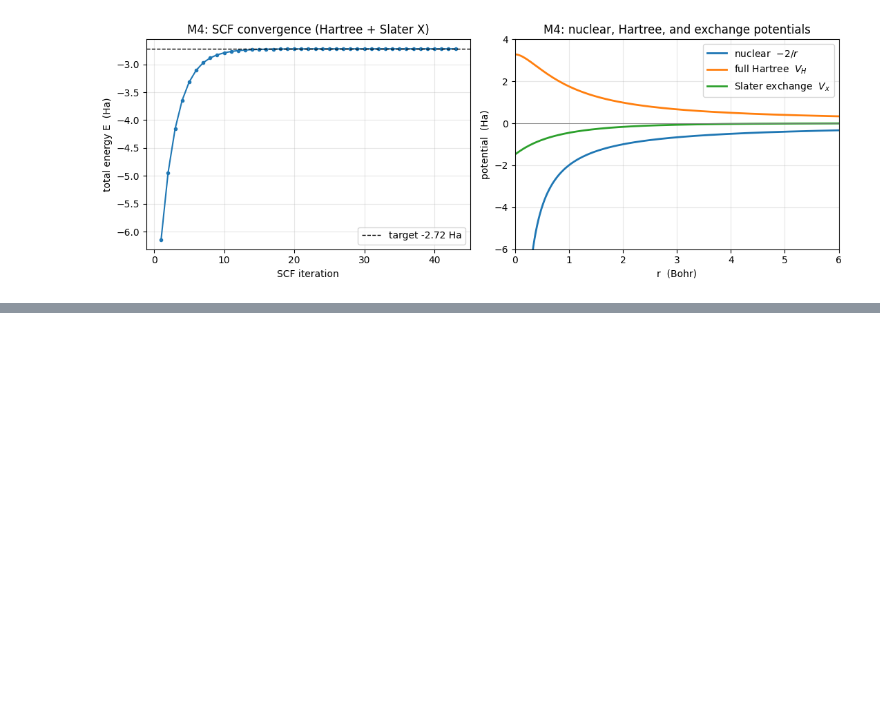
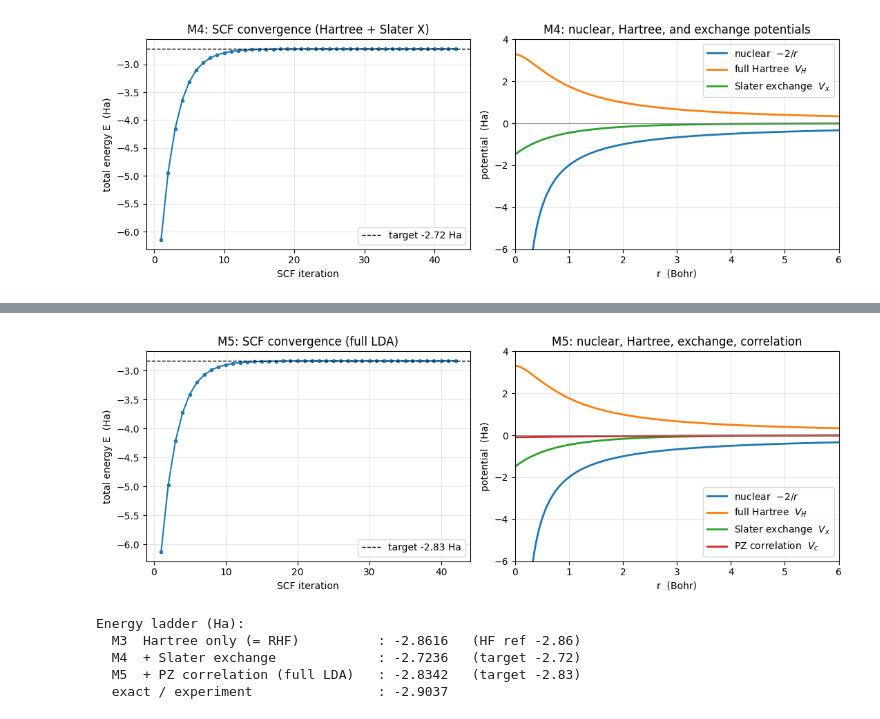
Before and after one commit to ddsyasas/dft-helium, a Jupyter notebook: helium_dft.ipynb, the cells around one changed output, grey strips where cells are left out. Drawn from its saved outputs; the diff is of its cells as text; code cells hidden in the pictures; blank space fills up the shorter version.

```diff
--- a/helium_dft.ipynb
+++ b/helium_dft.ipynb
@@ -514,0 +558,17 @@ plt.show()
+# %%
+# ----------------------------------------------------------------------------
+# VALIDATION GATE 5: full LDA SCF (Hartree + Slater exchange + PZ correlation).
+# scf_lda_xc is a SEPARATE variant; M3 (scf_no_xc) and M4 (scf_lda_x) untouched.
+# Prints E each iteration so convergence is visible (spec rule).
+# ----------------------------------------------------------------------------
+scf_xc = scf_lda_xc(Z=2.0, r=r, w=0.3, tol=1e-7, verbose=True)
+
+print()
+print("VALIDATION 5  (helium, full LDA: Hartree + Slater X + PZ correlation)")
+print(f"  converged in {scf_xc['iterations']} iterations")
+print(f"  eigenvalue eps = {scf_xc['eps']:.6f} Ha")
+print(f"  total energy E = {scf_xc['E']:.6f} Ha     target = -2.83 Ha")
+print(f"  |E - target|   = {abs(scf_xc['E'] - (-2.83)):.2e} Ha")
+ok_5 = abs(scf_xc['E'] - (-2.83)) < 1e-2
+print(f"  --> {'PASS' if ok_5 else 'FAIL'}")
+print(f"  (Correlation deepens M4's -2.72 toward the exact -2.90, landing at -2.83.)")
@@ -514,0 +593,47 @@ plt.show()
+# %%
+# Two views of the full-LDA (M5) solution: convergence, and the four pieces of
+# the effective potential, now including correlation.
+fig, (axc, axp) = plt.subplots(1, 2, figsize=(11, 4))
+
+# (a) Convergence of the total energy toward -2.83 Ha.
+Exc_hist = [E for (eps, E) in scf_xc["history"]]
+axc.plot(range(1, len(Exc_hist) + 1), Exc_hist, "o-", ms=3)
+axc.axhline(-2.83, color="k", ls="--", lw=1, label="target -2.83 Ha")
+axc.set_xlabel("SCF iteration")
+axc.set_ylabel("total energy E  (Ha)")
+axc.set_title("M5: SCF convergence (full LDA)")
+axc.legend()
+axc.grid(alpha=0.3)
+
+# (b) The stacked potentials. Nuclear is the deep -2/r pull; full Hartree is the
+# big positive (repulsive) cloud term; exchange and correlation are the small
+# negative (attractive) quantum corrections -- correlation the smallest of all.
+axp.plot(r, -2.0 / r, lw=2, label=r"nuclear  $-2/r$")
+axp.plot(r, scf_xc["V_H"], lw=2, label=r"full Hartree  $V_H$")
+axp.plot(r, scf_xc["V_x"], lw=2, label=r"Slater exchange  $V_x$")
+axp.plot(r, scf_xc["V_c"], lw=2, label=r"PZ correlation  $V_c$")
+axp.axhline(0, color="grey", lw=0.6)
+axp.set_xlim(0, 6)
+axp.set_ylim(-6, 4)
+axp.set_xlabel("r  (Bohr)")
+axp.set_ylabel("potential  (Ha)")
+axp.set_title("M5: nuclear, Hartree, exchange, correlation")
+axp.legend()
+axp.grid(alpha=0.3)
+
+plt.tight_layout()
+plt.show()
+
+# The march toward the truth, all in one place (a preview of the M6 table).
+print("Energy ladder (Ha):")
+print(f"  M3  Hartree only (= RHF)          : {scf['E']:.4f}   (HF ref -2.86)")
+print(f"  M4  + Slater exchange             : {scf_x['E']:.4f}   (target -2.72)")
+print(f"  M5  + PZ correlation (full LDA)   : {scf_xc['E']:.4f}   (target -2.83)")
+print(f"  exact / experiment                : -2.9037")
+# %% [output]
+[figure, added]
+Energy ladder (Ha):
+  M3  Hartree only (= RHF)          : -2.8616   (HF ref -2.86)
+  M4  + Slater exchange             : -2.7236   (target -2.72)
+  M5  + PZ correlation (full LDA)   : -2.8342   (target -2.83)
+  exact / experiment                : -2.9037
```
Also changed, not shown: parts of 4 cells of this notebook, 2 other files.
